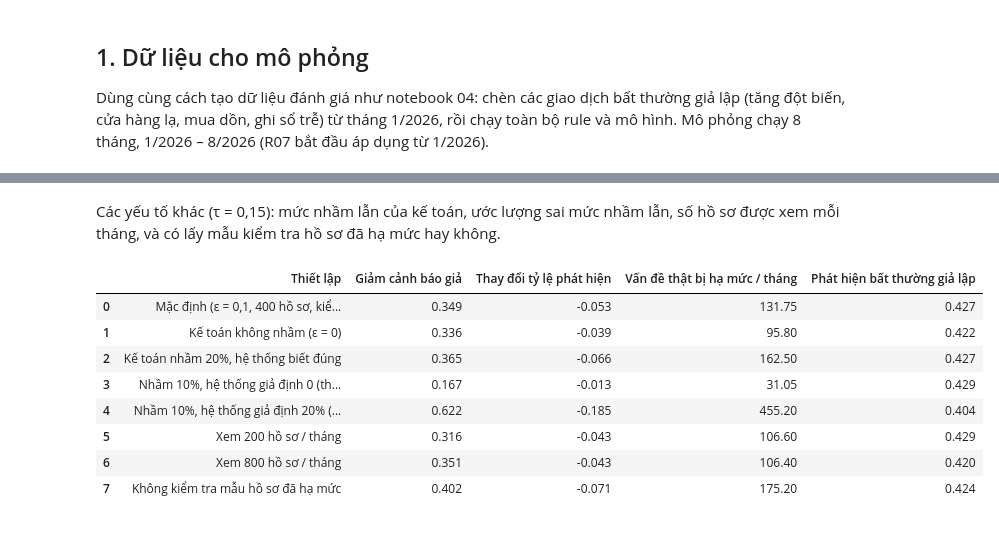
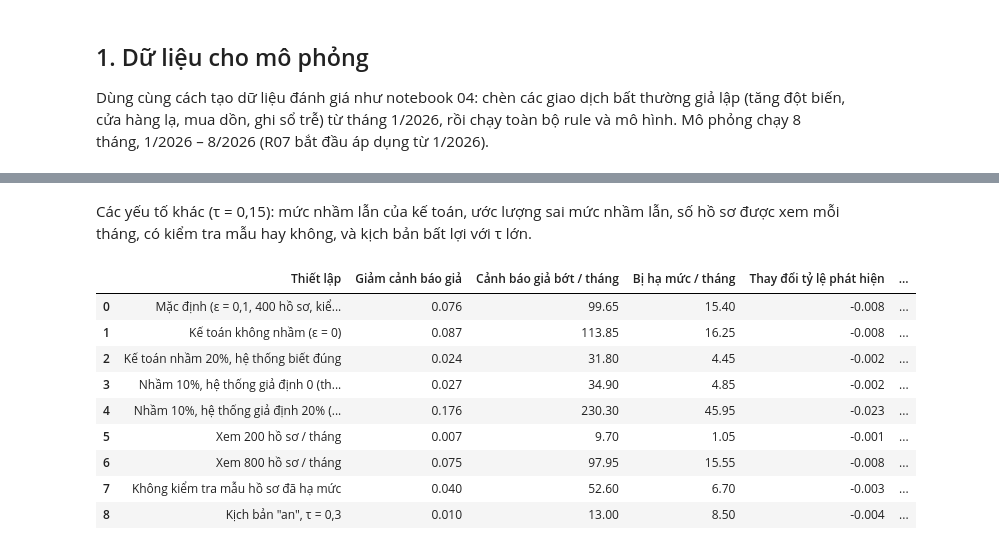
Before and after one commit to lethanhdat04/FinanceAnalysis, a Jupyter notebook: notebooks/08_feedback.ipynb, the cells around one changed output, grey strips where cells are left out. Cells and saved outputs as stored; diff of their text form; code cells hidden in the pictures.

```diff
--- a/notebooks/08_feedback.ipynb
+++ b/notebooks/08_feedback.ipynb
@@ -150,12 +154,0 @@ plt.tight_layout(); plt.show()
-# %%
-late = lambda r: r[r['month'] >= '2026-05']
-def summary(frame):
-    g = late(frame).groupby('seed')
-    return pd.Series({'Cảnh báo / tháng': g['alerts'].mean().mean(), 'Cảnh báo giả / tháng': g['false_alerts'].mean().mean(),
-                      'Tỷ lệ cảnh báo giả': g['false_alert_rate'].mean().mean(), 'Tỷ lệ phát hiện': g['detection'].mean().mean(),
-                      'Phát hiện bất thường giả lập': g['injected_detection'].mean().mean(),
-                      'Vấn đề thật bị hạ mức / tháng': g['missed'].mean().mean()})
-main = pd.DataFrame({'Không học': summary(base), 'Có học từ phản hồi': summary(cal)})
-main['Thay đổi'] = main['Có học từ phản hồi'] - main['Không học']
-display(Markdown('**Trung bình 4 tháng cuối (5/2026 – 8/2026), sau khi đã có phản hồi:**'))
-main.round(3)
@@ -222,25 +223,15 @@ cảnh báo giả? Con số này cho biết cơ chế học đạt được bao
 # %%
-def ceiling(tau, sc='khop'):
-    s = sig[sig['month'] >= pd.Period('2026-05', 'M')].copy()
-    s['truth'] = TRUTH[sc][s.index]
-    s['p'] = truth_probability(s, facts, sc)
-    inj = injected[injected >= pd.Period('2026-05', 'M')]
-    idx = pd.Index(s['idx'].unique()).union(inj.index)
-    t = s.groupby('idx')['truth'].any().reindex(idx, fill_value=False); t[t.index.isin(inj.index)] = True
-    b = levels(s, None, idx) != 'Bình thường'
-    a = levels(s, (s['p'] <= tau) & s['signal'].isin(CALIBRATABLE + MODEL_SIGNALS), idx) != 'Bình thường'
-    return 1 - (a & ~t).sum() / (b & ~t).sum(), (b & ~a & t).sum() / 4
+def grid_row(label, sc='khop', **kw):
+    b, c = BASE[sc], summary(run(sc, **kw))
+    return {'Thiết lập': label, 'Giảm cảnh báo giả': 1 - c['Cảnh báo giả / tháng'] / b['Cảnh báo giả / tháng'],
+            'Cảnh báo giả bớt / tháng': b['Cảnh báo giả / tháng'] - c['Cảnh báo giả / tháng'],
+            'Bị hạ mức / tháng': c['Bị hạ mức / tháng'],
+            'Thay đổi tỷ lệ phát hiện': c['Tỷ lệ phát hiện'] - b['Tỷ lệ phát hiện'],
+            'Phát hiện hồ sơ giả lập': c['Phát hiện hồ sơ giả lập']}
 
-def grid_row(label, **kw):
-    r, _ = run(**kw); b, c = summary(base), summary(r)
-    return {'Thiết lập': label, 'Giảm cảnh báo giả': 1 - c['Cảnh báo giả / tháng'] / b['Cảnh báo giả / tháng'],
-            'Thay đổi tỷ lệ phát hiện': c['Tỷ lệ phát hiện'] - b['Tỷ lệ phát hiện'],
-            'Vấn đề thật bị hạ mức / tháng': c['Vấn đề thật bị hạ mức / tháng'],
-            'Phát hiện bất thường giả lập': c['Phát hiện bất thường giả lập']}
-
-taus = [0.05, 0.1, 0.15, 0.2, 0.25, 0.3]
+taus = [0.1, 0.15, 0.2, 0.25, 0.3]
 curve = pd.DataFrame([grid_row(f'τ = {t}', tau=t) for t in taus])
-curve['Mức trần: giảm cảnh báo giả'] = [ceiling(t)[0] for t in taus]
-curve['Mức trần: bị hạ mức / tháng'] = [ceiling(t)[1] for t in taus]
+curve['Mức trần: giảm cảnh báo giả'] = [ceiling(t, 'khop')[0] for t in taus]
+curve['Mức trần: bị hạ mức / tháng'] = [ceiling(t, 'khop')[1] for t in taus]
 curve.round(3)
 # %% [output]
@@ -264,25 +255,27 @@ ax.legend(frameon=False, fontsize=8); plt.tight_layout(); plt.show()
 # %% [markdown]
-Các yếu tố khác (τ = 0,15): mức nhầm lẫn của kế toán, ước lượng sai mức nhầm lẫn, số hồ sơ được xem mỗi tháng, và có lấy mẫu
-kiểm tra hồ sơ đã hạ mức hay không.
+Các yếu tố khác (τ = 0,15): mức nhầm lẫn của kế toán, ước lượng sai mức nhầm lẫn, số hồ sơ được xem mỗi tháng, có kiểm tra mẫu hay không,
+và kịch bản bất lợi với τ lớn.
 # %%
 other = pd.DataFrame([
     grid_row('Mặc định (ε = 0,1, 400 hồ sơ, kiểm tra mẫu 10%)'),
     grid_row('Kế toán không nhầm (ε = 0)', noise=0.0),
     grid_row('Kế toán nhầm 20%, hệ thống biết đúng', noise=0.2),
     grid_row('Nhầm 10%, hệ thống giả định 0 (thận trọng)', noise=0.1, assumed_noise=0.0),
     grid_row('Nhầm 10%, hệ thống giả định 20% (quá tay)', noise=0.1, assumed_noise=0.2),
     grid_row('Xem 200 hồ sơ / tháng', budget=200),
     grid_row('Xem 800 hồ sơ / tháng', budget=800),
     grid_row('Không kiểm tra mẫu hồ sơ đã hạ mức', explore=0.0),
+    grid_row('Kịch bản "an", τ = 0,3', sc='an', tau=0.3),
 ])
 other.round(3)
 # %% [output]
-|  | Thiết lập | Giảm cảnh báo giả | Thay đổi tỷ lệ phát hiện | Vấn đề thật bị hạ mức / tháng | Phát hiện bất thường giả lập |
-| 0 | Mặc định (ε = 0,1, 400 hồ sơ, kiể... | 0.349 | -0.053 | 131.75 | 0.427 |
-| 1 | Kế toán không nhầm (ε = 0) | 0.336 | -0.039 | 95.80 | 0.422 |
-| 2 | Kế toán nhầm 20%, hệ thống biết đúng | 0.365 | -0.066 | 162.50 | 0.427 |
-| 3 | Nhầm 10%, hệ thống giả định 0 (th... | 0.167 | -0.013 | 31.05 | 0.429 |
-| 4 | Nhầm 10%, hệ thống giả định 20% (... | 0.622 | -0.185 | 455.20 | 0.404 |
-| 5 | Xem 200 hồ sơ / tháng | 0.316 | -0.043 | 106.60 | 0.429 |
-| 6 | Xem 800 hồ sơ / tháng | 0.351 | -0.043 | 106.40 | 0.420 |
-| 7 | Không kiểm tra mẫu hồ sơ đã hạ mức | 0.402 | -0.071 | 175.20 | 0.424 |
+|  | Thiết lập | Giảm cảnh báo giả | Cảnh báo giả bớt / tháng | Bị hạ mức / tháng | Thay đổi tỷ lệ phát hiện | ... |
+| 0 | Mặc định (ε = 0,1, 400 hồ sơ, kiể... | 0.076 | 99.65 | 15.40 | -0.008 | ... |
+| 1 | Kế toán không nhầm (ε = 0) | 0.087 | 113.85 | 16.25 | -0.008 | ... |
+| 2 | Kế toán nhầm 20%, hệ thống biết đúng | 0.024 | 31.80 | 4.45 | -0.002 | ... |
+| 3 | Nhầm 10%, hệ thống giả định 0 (th... | 0.027 | 34.90 | 4.85 | -0.002 | ... |
+| 4 | Nhầm 10%, hệ thống giả định 20% (... | 0.176 | 230.30 | 45.95 | -0.023 | ... |
+| 5 | Xem 200 hồ sơ / tháng | 0.007 | 9.70 | 1.05 | -0.001 | ... |
+| 6 | Xem 800 hồ sơ / tháng | 0.075 | 97.95 | 15.55 | -0.008 | ... |
+| 7 | Không kiểm tra mẫu hồ sơ đã hạ mức | 0.040 | 52.60 | 6.70 | -0.003 | ... |
+| 8 | Kịch bản "an", τ = 0,3 | 0.010 | 13.00 | 8.50 | -0.004 | ... |
```
Also changed, not shown: parts of 23 cells of this notebook, 3 other files.
